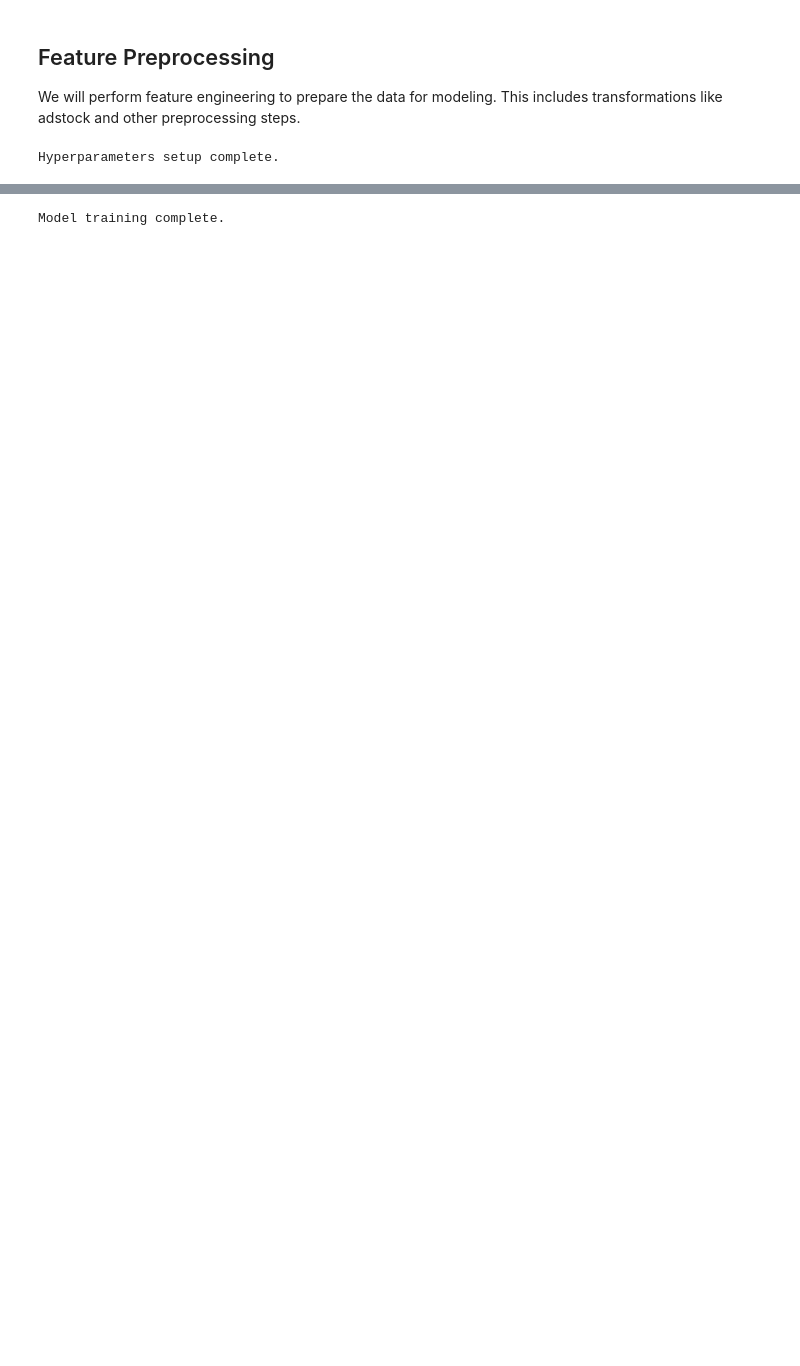
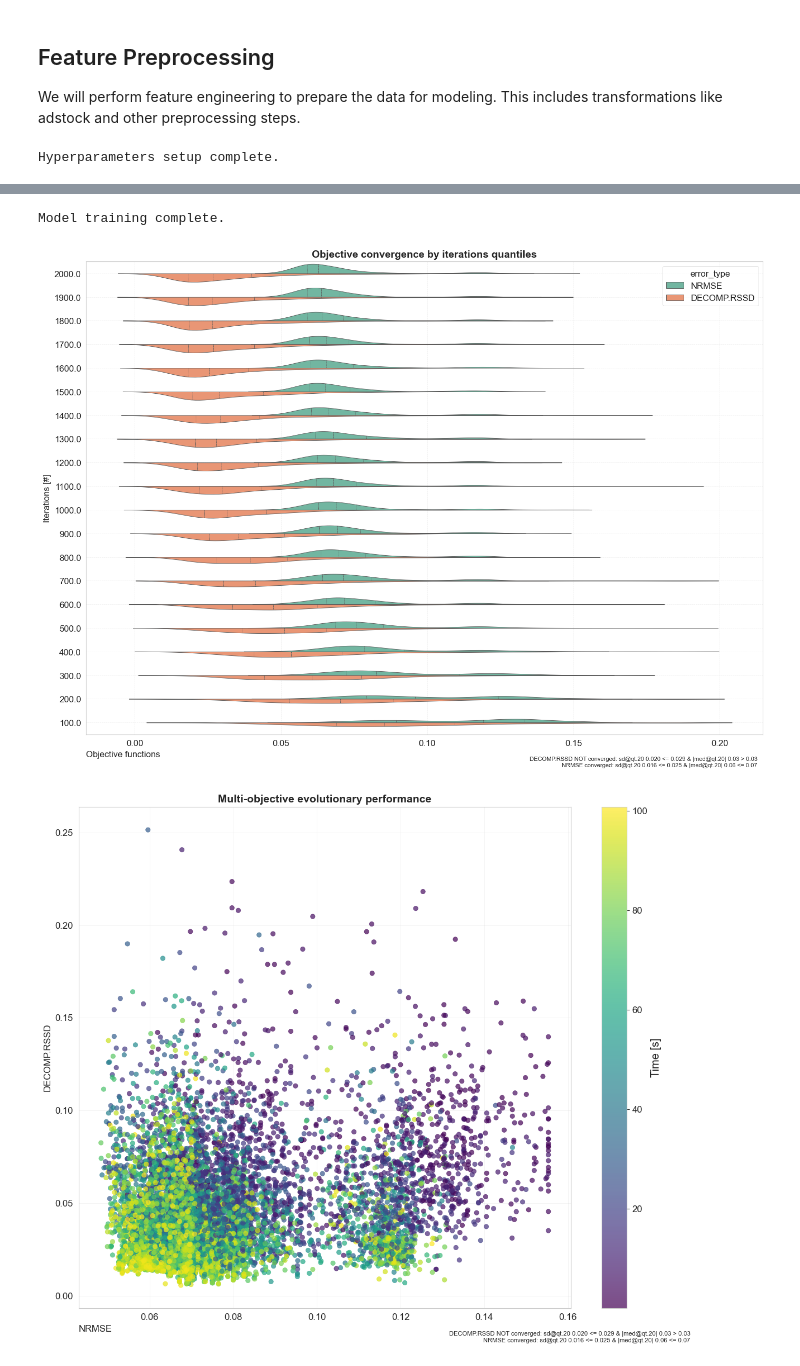
Before and after one commit to facebookexperimental/Robyn, a Jupyter notebook: python/src/robyn/tutorials/e2e_test/tutorial3_modeling_compare.ipynb, the cells around one changed output, grey strips where cells are left out. Saved outputs shown, nothing was run; the diff lists cells and outputs as text; code cells hidden in the pictures; blank space fills up the shorter version.

```diff
--- a/python/src/robyn/tutorials/e2e_test/tutorial3_modeling_compare.ipynb
+++ b/python/src/robyn/tutorials/e2e_test/tutorial3_modeling_compare.ipynb
@@ -228,7 +322,7 @@ model_executor = ModelExecutor(
 
 # Setup TrialsConfig
 trials_config = TrialsConfig(
-    iterations=54, trials=5
+    iterations=2000, trials=5
 )  # Set to the number of cores you want to use
 
 print(
@@ -280,4 +374,6 @@ Running trial 5 of total 5 trials: 100%|█████████████
 Model training complete.
+[figure, added]
+[figure, added]
 # %%
 from robyn.tutorials.utils.data_mapper import load_data_from_json, import_input_collect, import_output_models
 %load_ext autoreload
```
Also changed, not shown: parts of 13 cells of this notebook, 11 other files.
